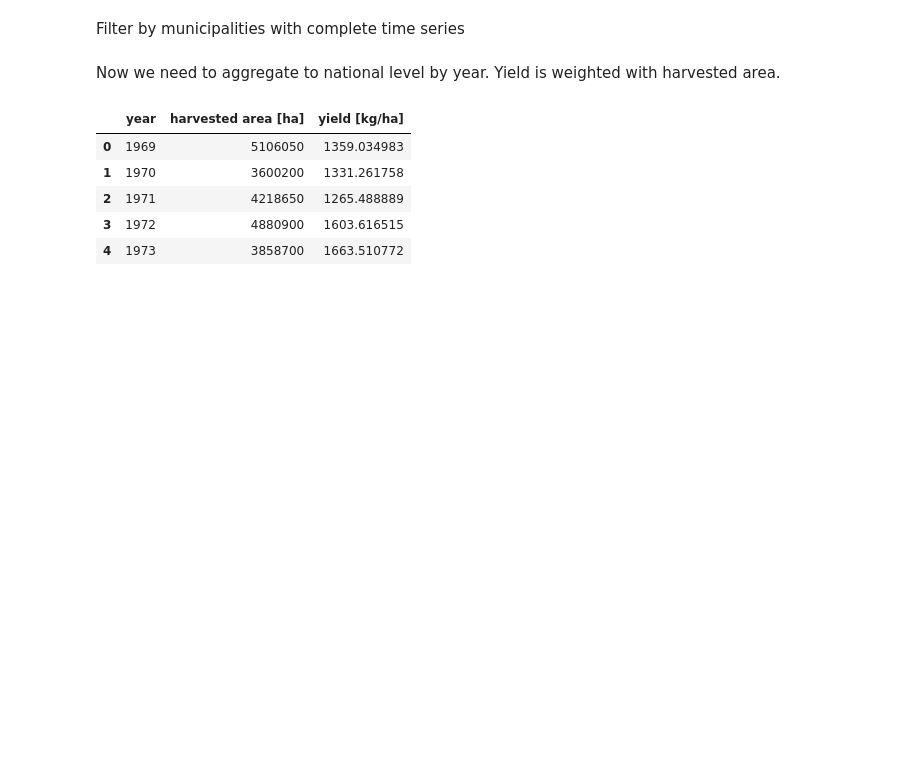
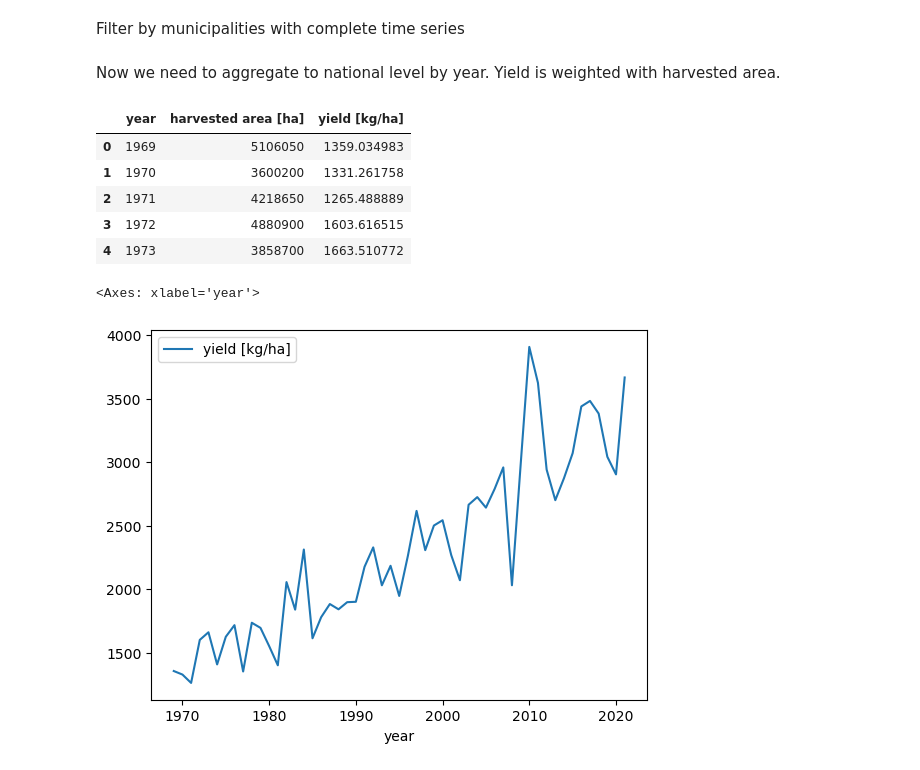
Before and after one commit to mzachow/wheat-yield-forecast-argentina, a Jupyter notebook: read_crop_data.ipynb, the cells around one changed output. Cells and saved outputs as stored; diff of their text form; code cells hidden in the pictures; blank space fills up the shorter version.

```diff
--- a/read_crop_data.ipynb
+++ b/read_crop_data.ipynb
@@ -82,6 +82,11 @@ df_national.head()
 | 2 | 1971 | 4218650 | 1265.488889 |
 | 3 | 1972 | 4880900 | 1603.616515 |
 | 4 | 1973 | 3858700 | 1663.510772 |
+# %%
+df_national.plot(x="year", y="yield [kg/ha]")
+# %% [output]
+<Axes: xlabel='year'>
+[figure, added]
 # %%
 df_national.to_csv("data/crop/national_yield_with_trend.csv", index=False)
 df_province.to_csv("data/crop/province_yield_with_trend.csv", index=False)
```
Also changed, not shown: 2 other files.
